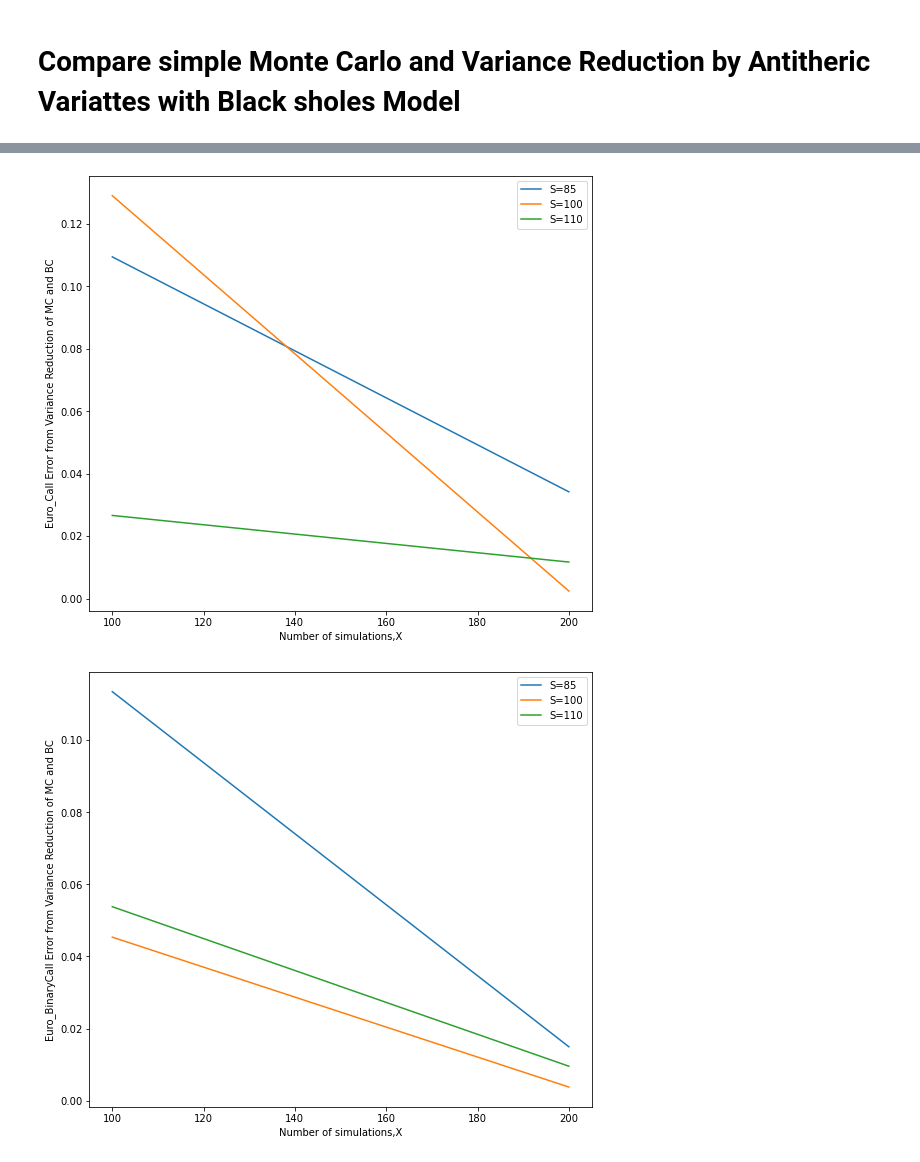
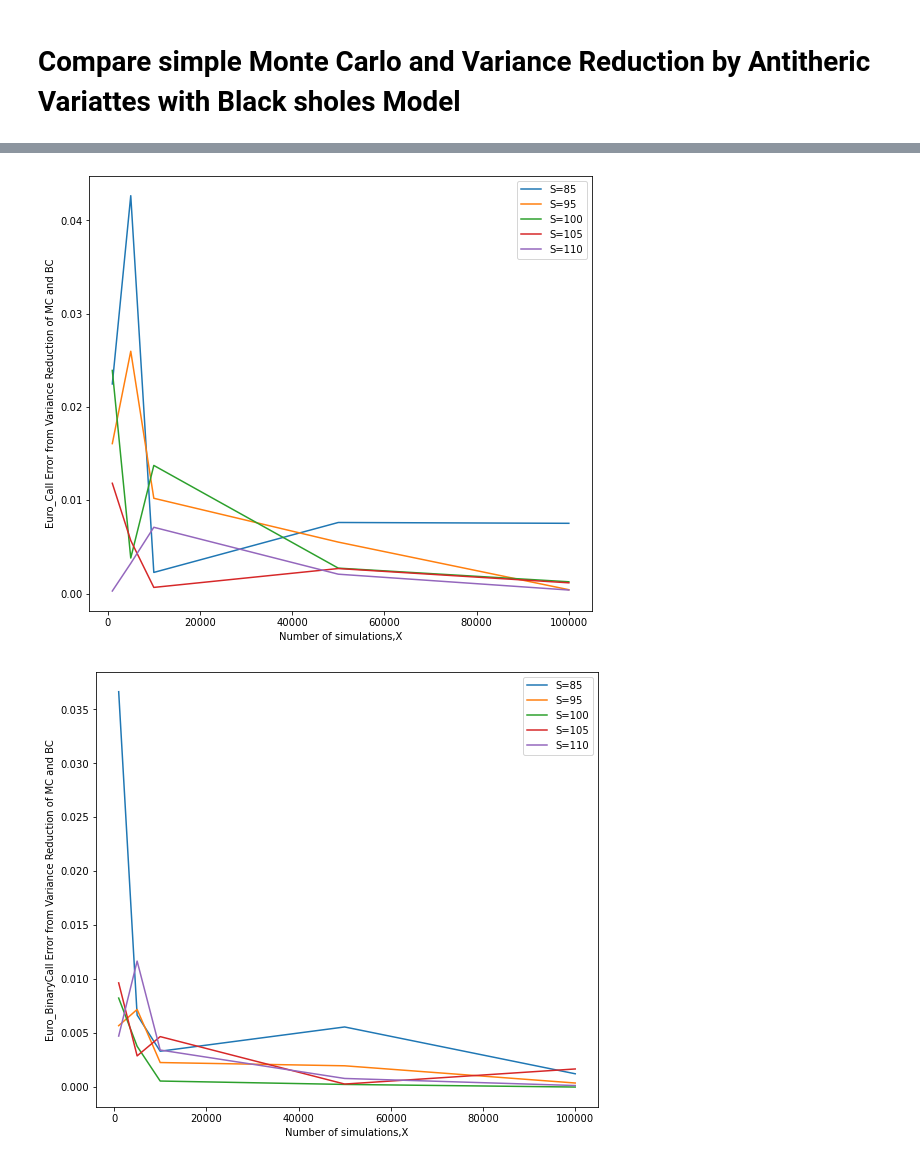
Before and after one commit to HaoMenghang/Final-Year-Individual-Project, a Jupyter notebook: Individual Project.ipynb, the cells around one changed output, grey strips where cells are left out. Cells and saved outputs as stored; diff of their text form; code cells hidden in the pictures.

```diff
--- a/Individual Project.ipynb
+++ b/Individual Project.ipynb
@@ -5,0 +46,9 @@ import random
+# %%
+W,b = GBM(5,252,1)
+W = np.insert(W,0,0.)
+%matplotlib inline
+plt.rcParams['figure.figsize'] = (8,8)
+xb = np.linspace(1, len(b), len(b))
+plt.plot(xb, b)
+plt.title('Brownian Increments')
+plt.savefig('GBM.png')
@@ -197,10 +248,10 @@ def generate_double_stock(S,r,sig,dt,days,simulations):
 # %% [markdown]
 # Compare simple Monte Carlo and Variance Reduction by Antitheric Variattes with Black sholes Model
 # %%
-# X = [1000,5000,10000,50000,100000] #Number of simulations
-# S = [85,95,100,105,110] #different stock price
-X = [100,200] #Number of simulations
-S = [85,100,110] #different stock price
+X = [1000,5000,10000,50000,100000] #Number of simulations
+S = [85,95,100,105,110] #different stock price
+# X = [100,200] #Number of simulations
+# S = [85,100,110] #different stock price
 Error_of_Call = np.zeros((len(S),len(X)))
 Error_of_Binary_Call = np.zeros((len(S),len(X)))
 Error_VR_Call = np.zeros((len(S),len(X)))
@@ -282,2 +344,2 @@ X=200,S=110,BS_call=17.66295374059044,MC_call=17.221885860129795,BS_Bi_call=0.69
-[figure, old version]
+[figure, new version]
-[figure, old version]
+[figure, new version]
```
Also changed, not shown: parts of 7 cells of this notebook, 6 other files.
